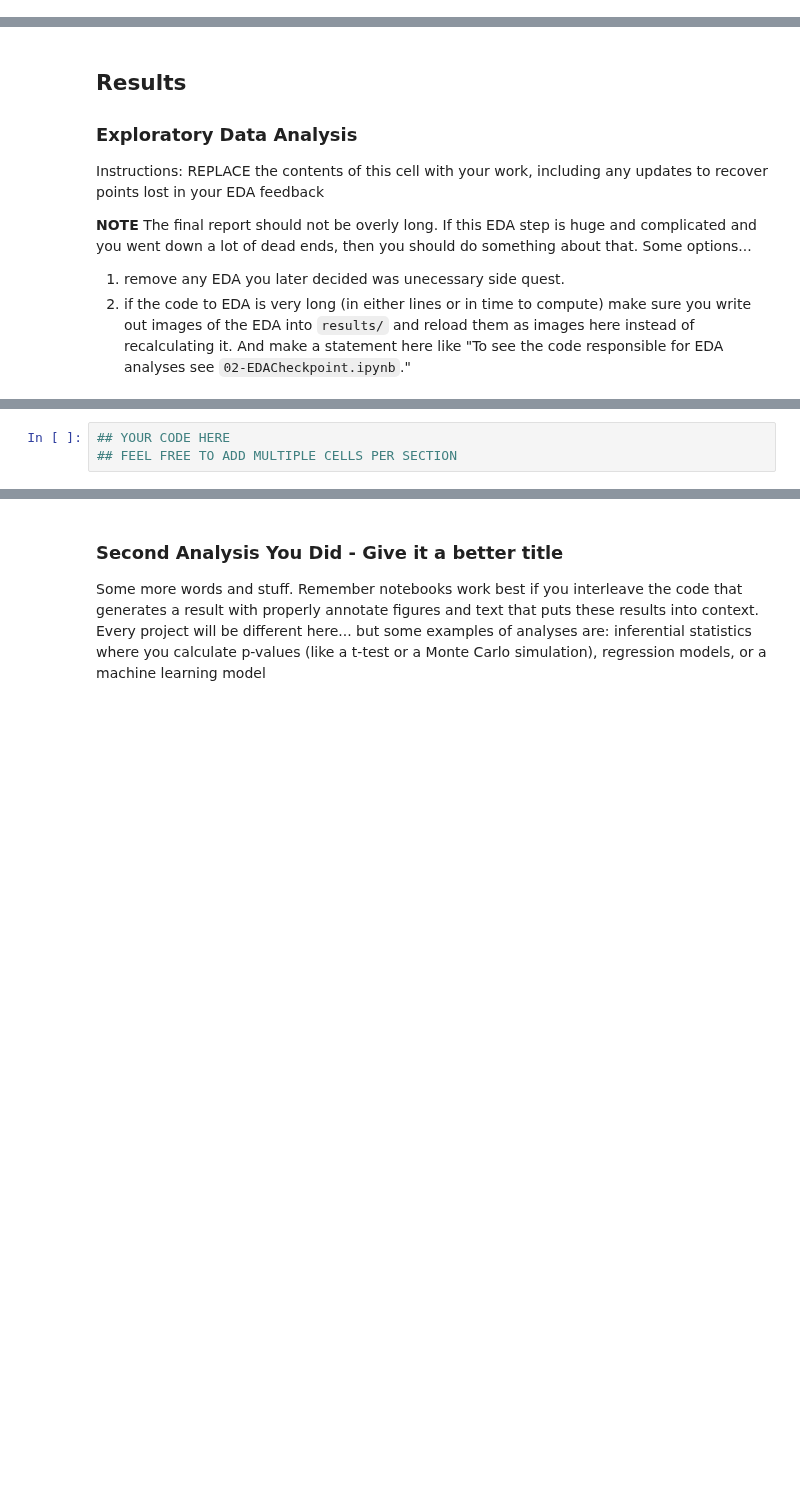
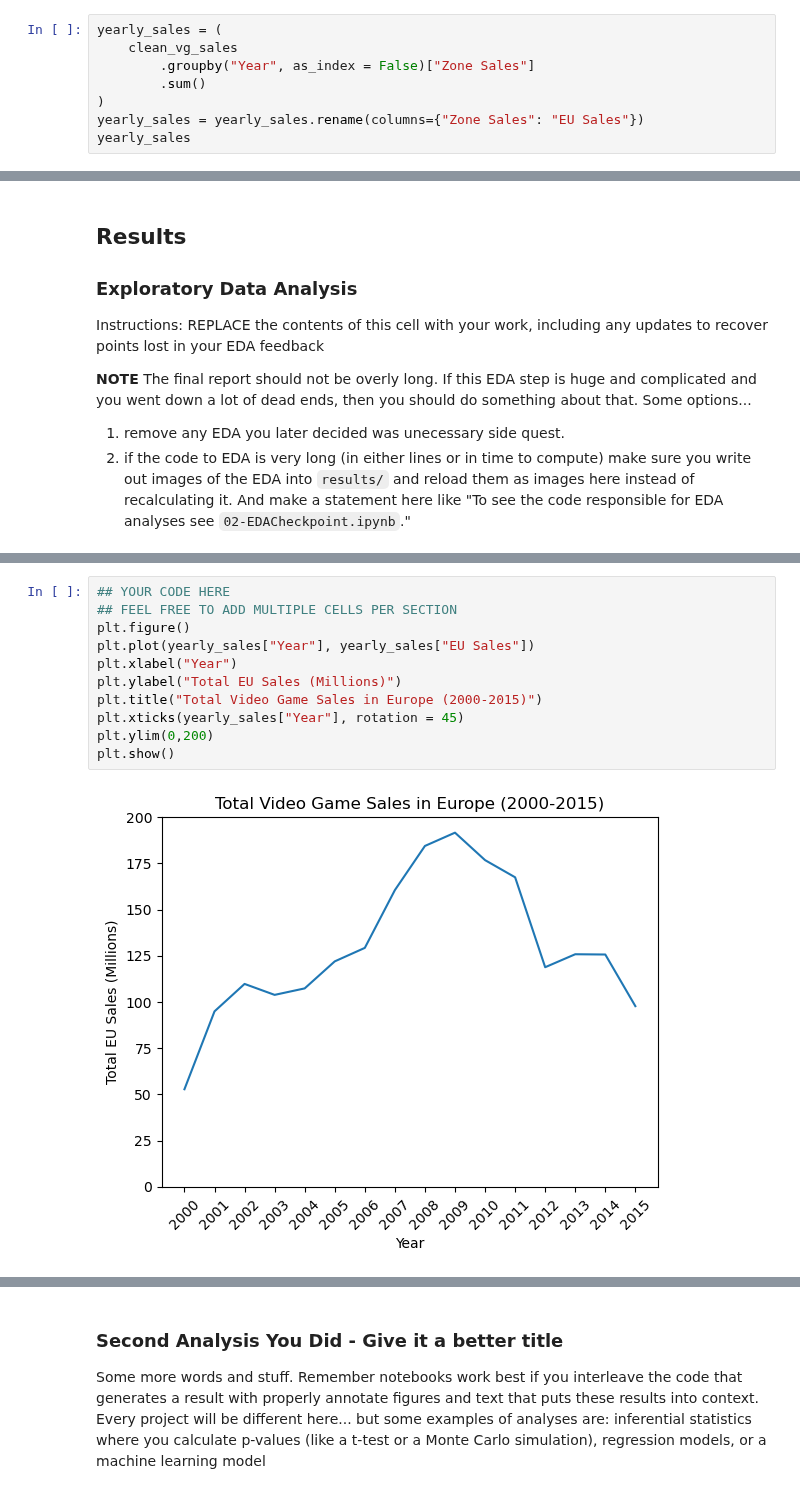
Before and after one commit to COGS108/Group037_WI26, a Jupyter notebook: 03-FinalProject.ipynb, the cells around one changed output, grey strips where cells are left out. Cells and saved outputs as stored; diff of their text form; blank space fills up the shorter version.

```diff
--- a/03-FinalProject.ipynb
+++ b/03-FinalProject.ipynb
@@ -163,0 +179,8 @@ clean_vg_sales.head()
+# %%
+yearly_sales = (
+    clean_vg_sales
+        .groupby("Year", as_index = False)["Zone Sales"]
+        .sum()
+)
+yearly_sales = yearly_sales.rename(columns={"Zone Sales": "EU Sales"})
+yearly_sales
@@ -186,6 +227,16 @@ Some more words and stuff.  Remember notebooks work best if you interleave the c
 
 1) remove any analysis you later decided was unecessary side quest before checking in for the final hand in
 2) if the code to do an analysis is very long (in either lines or in time to compute) put it in a different file.  In that file make write out results of analysis into `results/` and reload the results here instead of recalculating it. And make a statement here like "To see the code responsible for analyses see `path/to/some-file-name.ipynb_or.py`."
-# %%
-## YOUR CODE HERE
-## FEEL FREE TO ADD MULTIPLE CELLS PER SECTION
+# %%
+## YOUR CODE HERE
+## FEEL FREE TO ADD MULTIPLE CELLS PER SECTION
+plt.figure()
+plt.plot(yearly_sales["Year"], yearly_sales["EU Sales"])
+plt.xlabel("Year")
+plt.ylabel("Total EU Sales (Millions)")
+plt.title("Total Video Game Sales in Europe (2000-2015)")
+plt.xticks(yearly_sales["Year"], rotation = 45)
+plt.ylim(0,200)
+plt.show()
+# %% [output]
+[figure, added]
```
Also changed, not shown: parts of 8 cells of this notebook.
